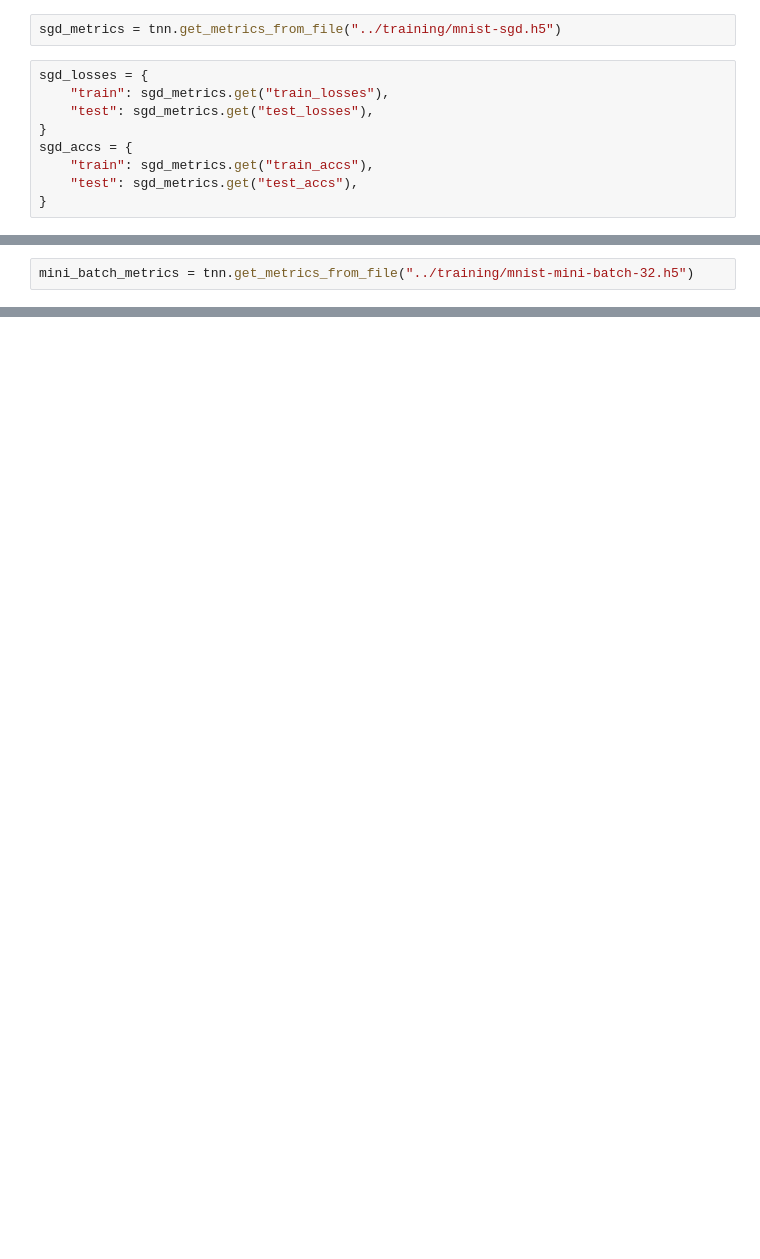
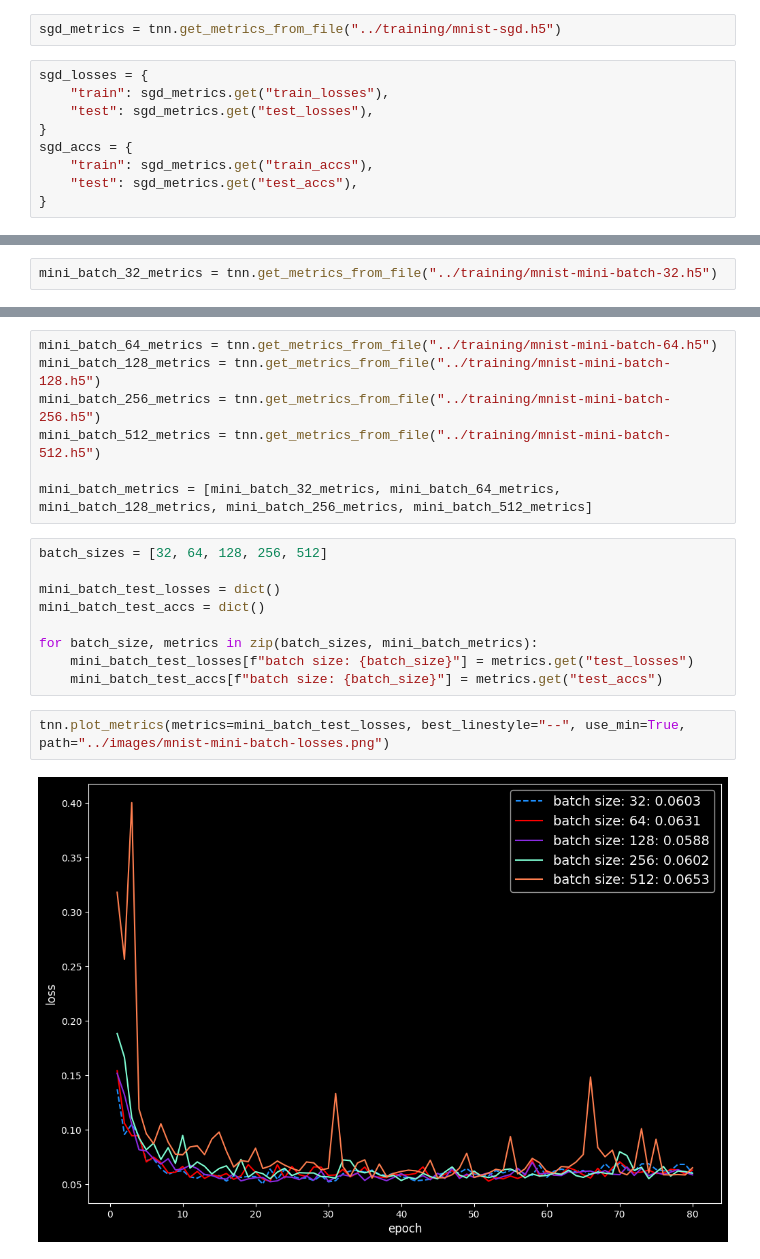
Before and after one commit to andrew-m-holmes/teaching-neural-networks, a Jupyter notebook: notebooks/mnist-plot.ipynb, the cells around one changed output, grey strips where cells are left out. Cells and saved outputs as stored; diff of their text form; blank space fills up the shorter version.

Commit message:
comparison plot for test perf on diff batch sizes

```diff
--- a/notebooks/mnist-plot.ipynb
+++ b/notebooks/mnist-plot.ipynb
@@ -35,4 +43,4 @@ tnn.plot_metrics(metrics=sgd_accs, ylabel="accuracy", path="../images/mnist-sgd-
 # %%
-mini_batch_metrics = tnn.get_metrics_from_file("../training/mnist-mini-batch-32.h5")
+mini_batch_32_metrics = tnn.get_metrics_from_file("../training/mnist-mini-batch-32.h5")
 # %%
 mini_batch_32_losses = {
@@ -55,0 +68,20 @@ tnn.plot_metrics(
+# %%
+mini_batch_64_metrics = tnn.get_metrics_from_file("../training/mnist-mini-batch-64.h5")
+mini_batch_128_metrics = tnn.get_metrics_from_file("../training/mnist-mini-batch-128.h5")
+mini_batch_256_metrics = tnn.get_metrics_from_file("../training/mnist-mini-batch-256.h5")
+mini_batch_512_metrics = tnn.get_metrics_from_file("../training/mnist-mini-batch-512.h5")
+
+mini_batch_metrics = [mini_batch_32_metrics, mini_batch_64_metrics, mini_batch_128_metrics, mini_batch_256_metrics, mini_batch_512_metrics]
+# %%
+batch_sizes = [32, 64, 128, 256, 512]
+
+mini_batch_test_losses = dict()
+mini_batch_test_accs = dict()
+
+for batch_size, metrics in zip(batch_sizes, mini_batch_metrics):
+    mini_batch_test_losses[f"batch size: {batch_size}"] = metrics.get("test_losses")
+    mini_batch_test_accs[f"batch size: {batch_size}"] = metrics.get("test_accs")
+# %%
+tnn.plot_metrics(metrics=mini_batch_test_losses, best_linestyle="--", use_min=True, path="../images/mnist-mini-batch-losses.png")
+# %% [output]
+[figure, added]
```
Also changed, not shown: parts of 8 cells of this notebook, 2 other files.
